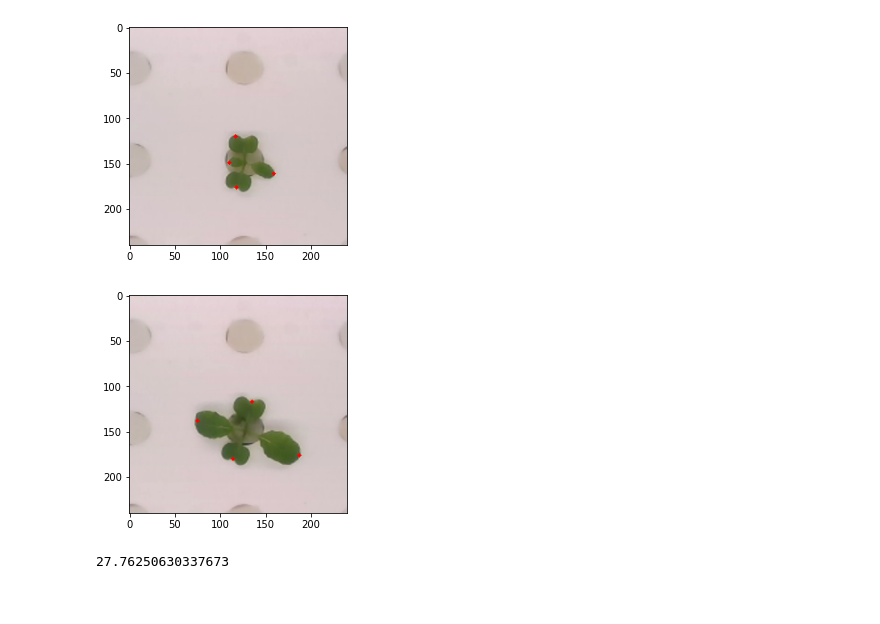
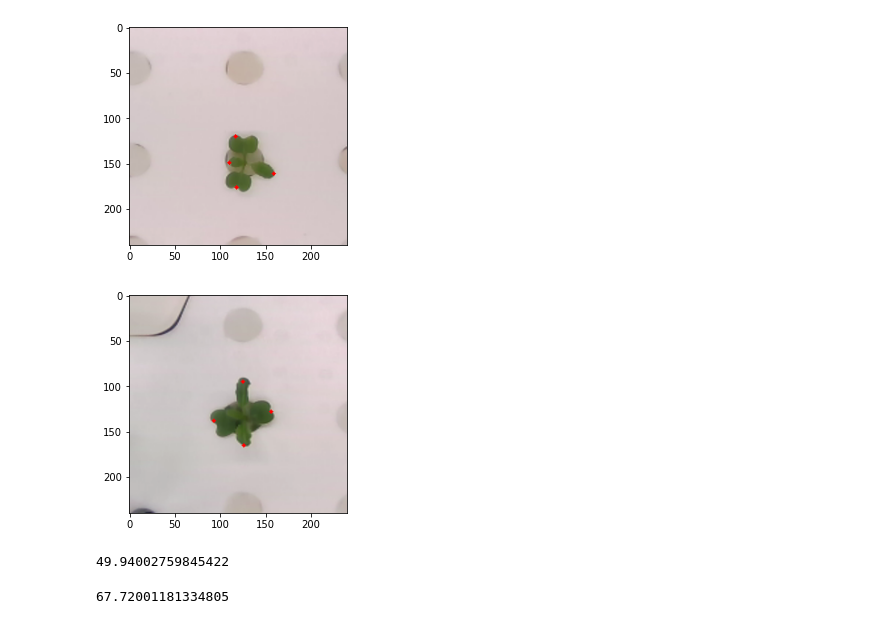
Before and after one commit to zhangjiahui56/WebApp, a Jupyter notebook: length_leaf_test.ipynb, the cells around one changed output. Cells and saved outputs as stored; diff of their text form; code cells hidden in the pictures.

```diff
--- a/length_leaf_test.ipynb
+++ b/length_leaf_test.ipynb
@@ -351,10 +351,14 @@ draw_redlines(x[index], get_tip_locates(locates, contours))
 # %% [output]
 [figure]
 # %%
-draw_tip_leaf(x[25])
+draw_tip_leaf(x[5])
 # %% [output]
-[figure, old version]
+[figure, new version]
 # %%
-calculate_average_length_leaf(x[20])
+calculate_average_length_leaf(x[57])
 # %% [output]
-27.76250630337673
+49.94002759845422
+# %%
+calculate_max_length_leaf(x[57])
+# %% [output]
+67.72001181334805
```
Also changed, not shown: 4 other files.
